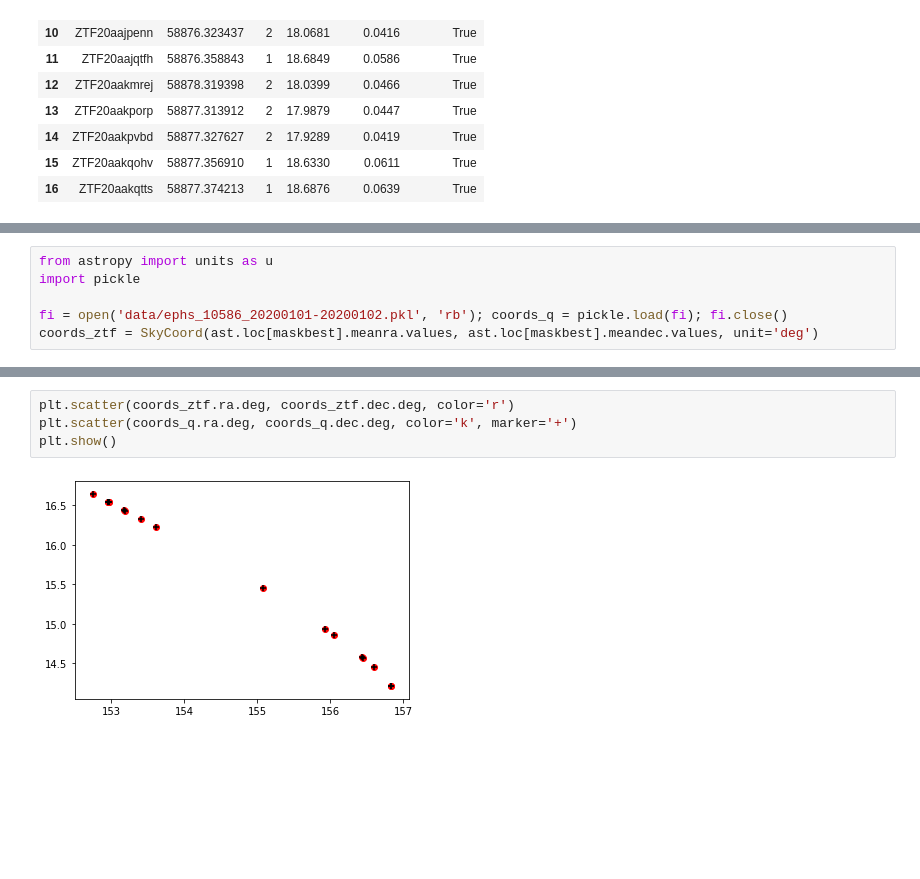
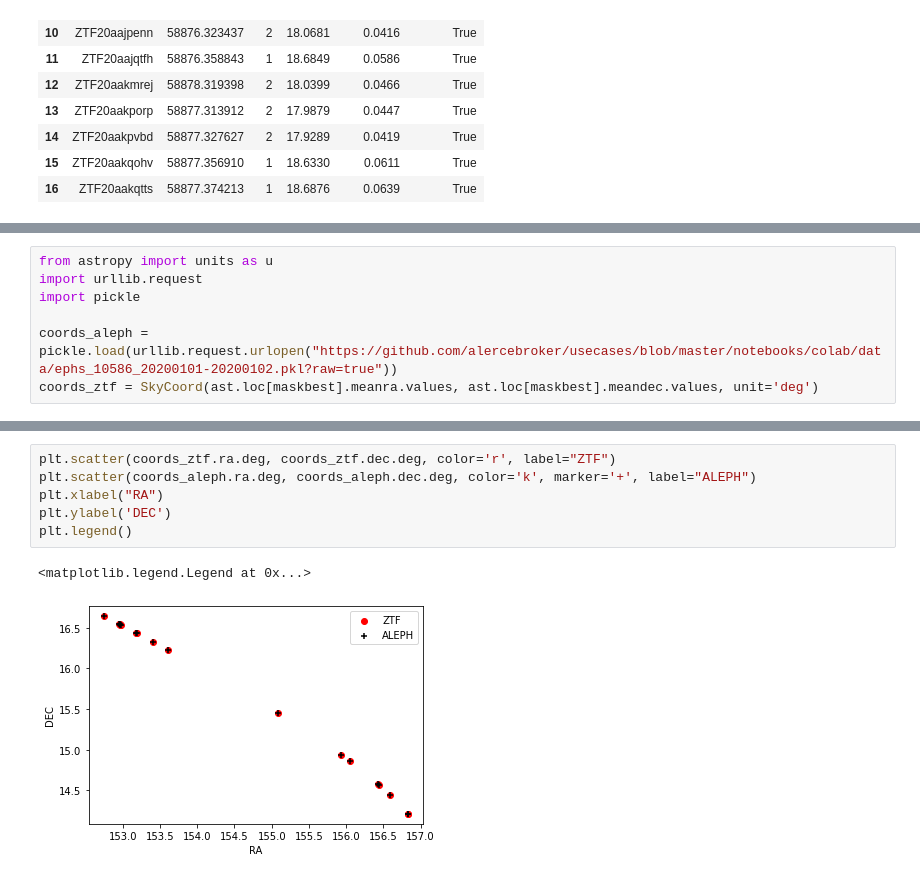
Before and after one commit to alercebroker/usecases, a Jupyter notebook: notebooks/colab/ALeRCE_ZTF_Asteroids_newDB_colab.ipynb, the cells around one changed output, grey strips where cells are left out. Drawn from its saved outputs; the diff is of its cells as text; blank space fills up the shorter version.

```diff
--- a/notebooks/colab/ALeRCE_ZTF_Asteroids_newDB_colab.ipynb
+++ b/notebooks/colab/ALeRCE_ZTF_Asteroids_newDB_colab.ipynb
@@ -374,7 +412,8 @@ Alerce Ephemerides (in construction):
 # %%
 from astropy import units as u
+import urllib.request
 import pickle
 
-fi = open('data/ephs_10586_20200101-20200102.pkl', 'rb'); coords_q = pickle.load(fi); fi.close()
+coords_aleph = pickle.load(urllib.request.urlopen("https://github.com/alercebroker/usecases/blob/master/notebooks/colab/data/ephs_10586_20200101-20200102.pkl?raw=true"))
 coords_ztf = SkyCoord(ast.loc[maskbest].meanra.values, ast.loc[maskbest].meandec.values, unit='deg')
 # %%
@@ -385,10 +424,13 @@ array([0.15950817, 0.16258949, 0.1175703 , 0.05957728, 0.04978242,
        0.15362792, 0.20136968, 0.15157785, 0.09025422, 0.07799468,
        0.05986665, 0.14030224])
 # %%
-plt.scatter(coords_ztf.ra.deg, coords_ztf.dec.deg, color='r')
-plt.scatter(coords_q.ra.deg, coords_q.dec.deg, color='k', marker='+')
-plt.show()
+plt.scatter(coords_ztf.ra.deg, coords_ztf.dec.deg, color='r', label="ZTF")
+plt.scatter(coords_aleph.ra.deg, coords_aleph.dec.deg, color='k', marker='+', label="ALEPH")
+plt.xlabel("RA")
+plt.ylabel('DEC')
+plt.legend()
 # %% [output]
+<matplotlib.legend.Legend at 0x...>
-[figure, old version]
+[figure, new version]
 # %% [markdown]
 # Own Ephemerides vs. Public Services
```
Also changed, not shown: parts of 26 cells of this notebook.
